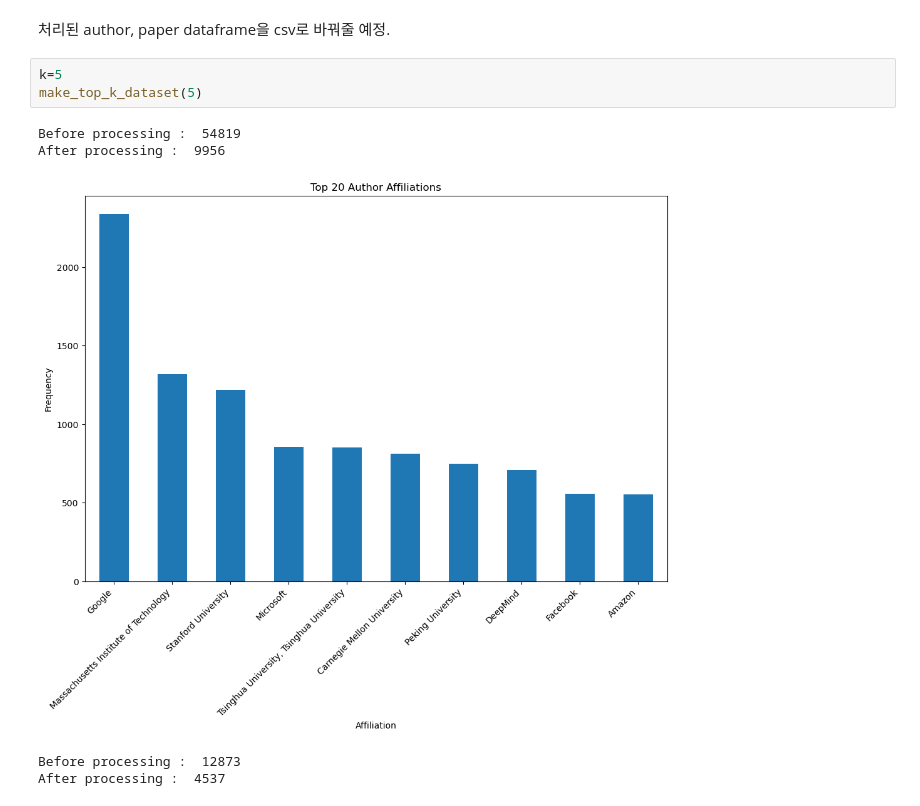
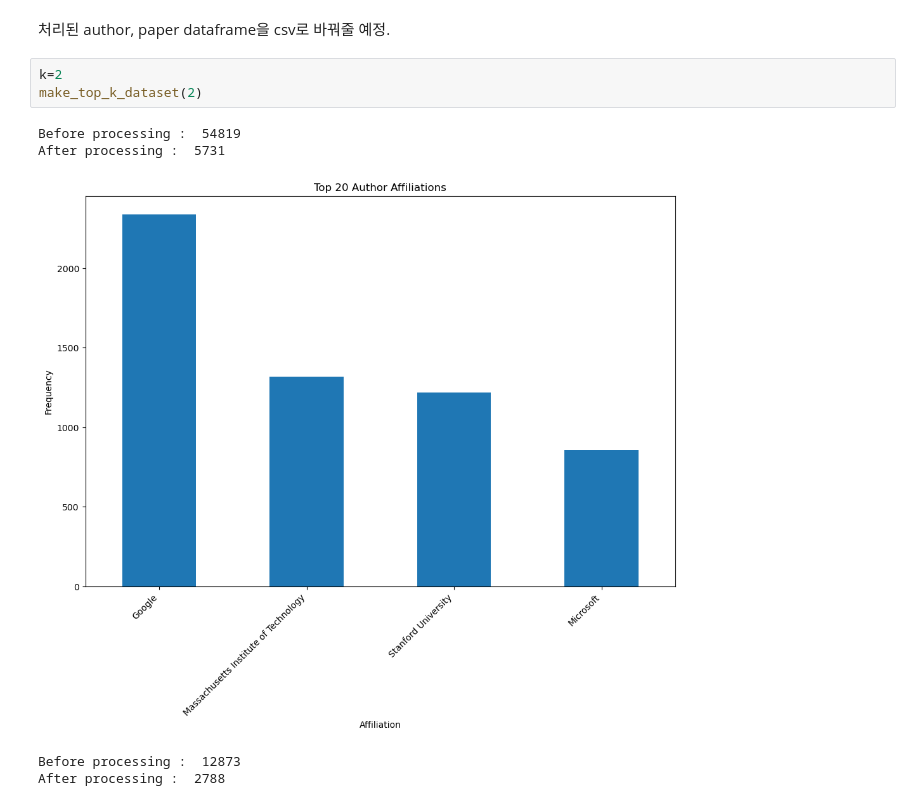
Before and after one commit to icecream126/2023_2_dm_final, a Jupyter notebook: eda.ipynb, the cells around one changed output. Drawn from its saved outputs; the diff is of its cells as text.

```diff
--- a/eda.ipynb
+++ b/eda.ipynb
@@ -74,11 +74,11 @@ def make_top_k_dataset(k):
 # %% [markdown]
 처리된 author, paper dataframe을 csv로 바꿔줄 예정.
 # %%
-k=5
-make_top_k_dataset(5)
+k=2
+make_top_k_dataset(2)
 # %% [output]
 Before processing :  54819
-After processing :  9956
+After processing :  5731
-[figure, old version]
+[figure, new version]
 Before processing :  12873
-After processing :  4537
+After processing :  2788
```
Also changed, not shown: 6 other files.
